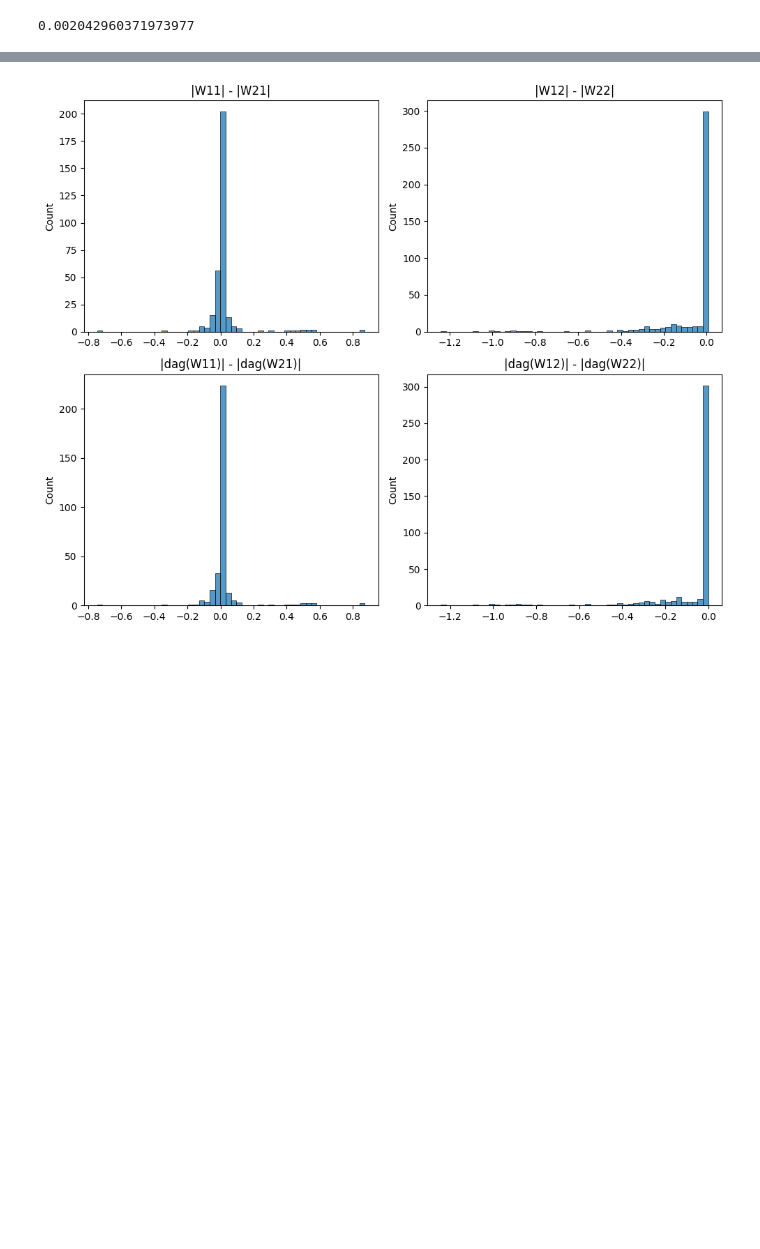
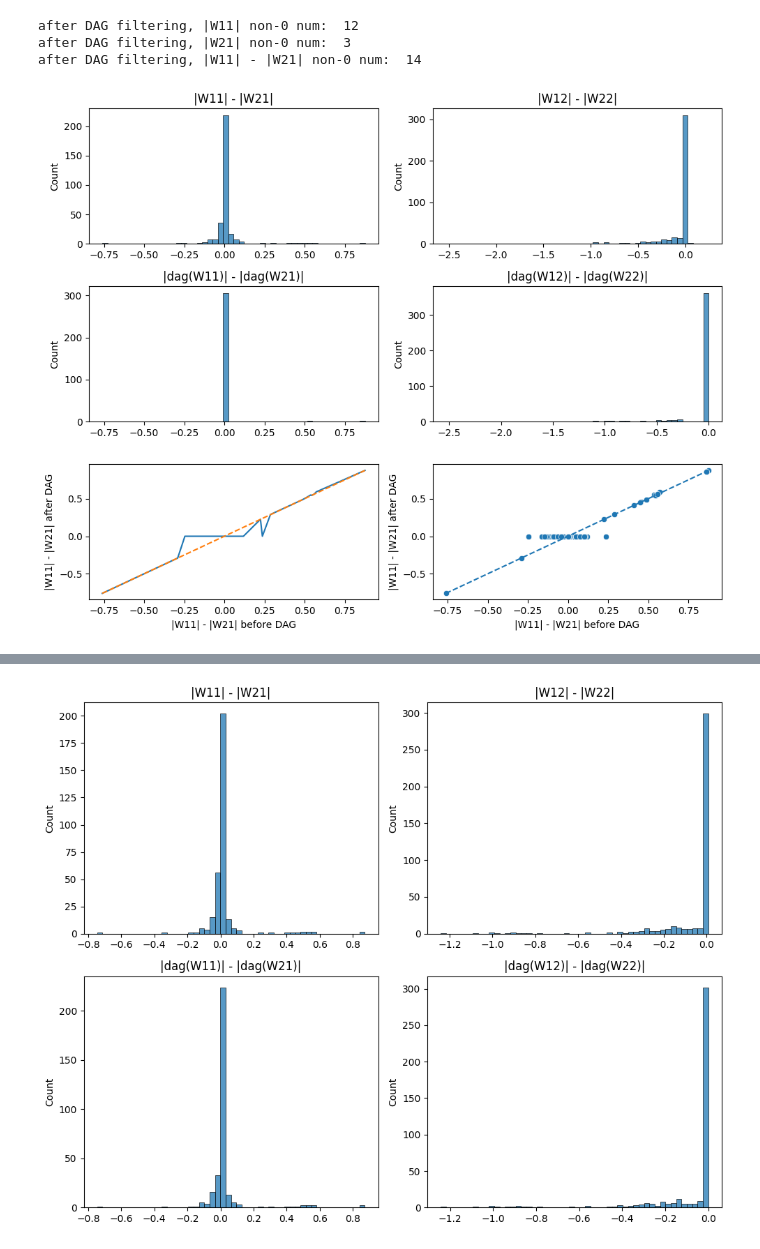
Before and after one commit to LspongebobJH/dagma, a Jupyter notebook: src/dagma/notebooks/v11.ipynb, the cells around one changed output, grey strips where cells are left out. Cells and saved outputs as stored; diff of their text form; code cells hidden in the pictures; blank space fills up the shorter version.

```diff
--- a/src/dagma/notebooks/v11.ipynb
+++ b/src/dagma/notebooks/v11.ipynb
@@ -49,4 +79,7 @@ plt.show()
-# %%
-((np.abs(W_est[:n_nodes, n_nodes:]) -  np.abs(W_est[n_nodes:, n_nodes:]))).max()
-# %% [output]
-0.002042960371973977
+# %%
+W_est, W_est_1, B_true = draw_results(20, 1)
+# %% [output]
+after DAG filtering, |W11| non-0 num:  12
+after DAG filtering, |W21| non-0 num:  3
+after DAG filtering, |W11| - |W21| non-0 num:  14
+[figure, added]
```
Also changed, not shown: parts of 32 cells of this notebook, 2 other files.
